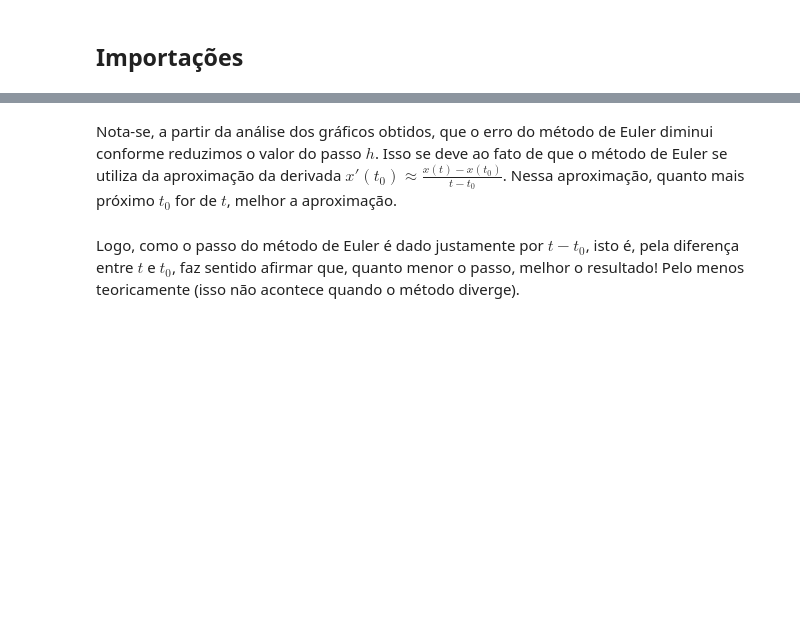
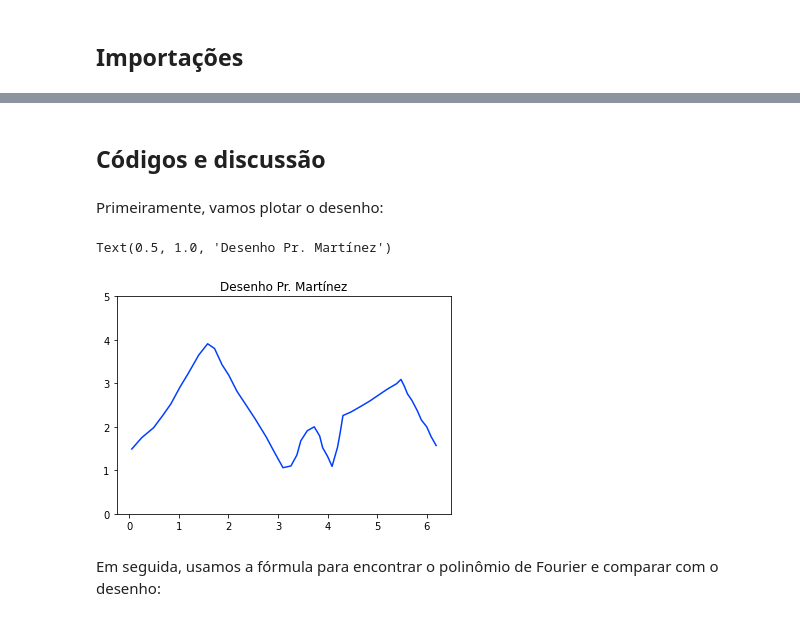
Before and after one commit to benetao/Analise_numerica, a Jupyter notebook: Martinez/Metodo_de_Euler.ipynb, the cells around one changed output, grey strips where cells are left out. Drawn from its saved outputs; the diff is of its cells as text; code cells hidden in the pictures; blank space fills up the shorter version.

```diff
--- a/Martinez/Metodo_de_Euler.ipynb
+++ b/Martinez/Metodo_de_Euler.ipynb
@@ -128,5 +27,34 @@ plt.show()
-# %% [markdown]
-Nota-se, a partir da análise dos gráficos obtidos, que o erro do método de Euler diminui conforme reduzimos o valor do passo $h$.
-Isso se deve ao fato de que o método de Euler se utiliza da aproximação da derivada $x'(t_0) ≈ \frac{x(t)- x(t_0)}{t- t_0}$. Nessa aproximação, quanto mais próximo $t_0$ for de $t$, melhor a aproximação.
-# %% [markdown]
-Logo, como o passo do método de Euler é dado justamente por $t- t_0$, isto é, pela diferença entre $t$ e $t_0$, faz sentido afirmar que, quanto menor o passo, melhor o resultado! Pelo menos teoricamente (isso não acontece quando o método diverge).
+# %%
+from funcoes import populacao_inicial_serie
+from funcoes import funcao_objetivo_pop_serie
+from funcoes import selecao_torneio_min
+from funcoes import cruzamento_serie as funcao_cruzamento
+from funcoes import mutacao_serie as funcao_mutacao
+from funcoes import serie_fourier
+import matplotlib.pyplot as plt
+import random as rd
+import numpy as np
+from scipy import integrate
+from constantes import DESENHO_MARTINEZ
+plt.style.use('seaborn-bright')
+# %% [markdown]
+## Códigos e discussão
+# %% [markdown]
+Primeiramente, vamos plotar o desenho:
+# %%
+x = []
+y = []
+for i in DESENHO_MARTINEZ:
+    x.append(i[0])
+    y.append(i[1])
+x = np.array(x)
+y = np.array(y)
+fig, ax = plt.subplots(1,1)
+ax.plot(x,y)
+ax.set_ylim(0,5)
+ax.set_title("Desenho Pr. Martínez")
+# %% [output]
+Text(0.5, 1.0, 'Desenho Pr. Martínez')
+[figure, added]
+# %% [markdown]
+Em seguida, usamos a fórmula para encontrar o polinômio de Fourier e comparar com o desenho:
```
Also changed, not shown: parts of 27 cells of this notebook.
